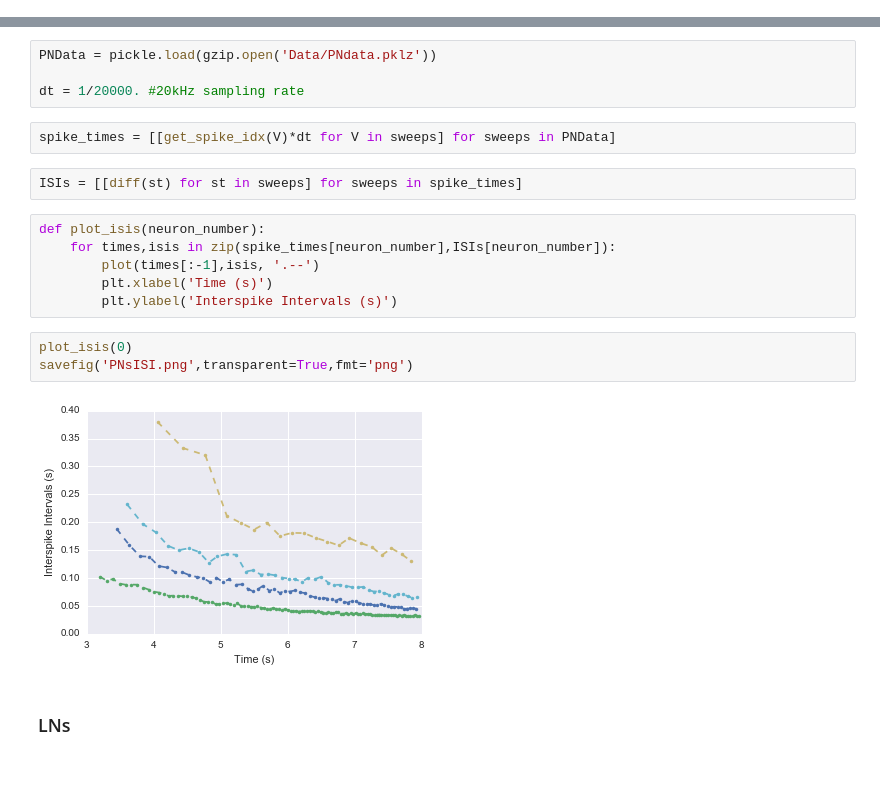
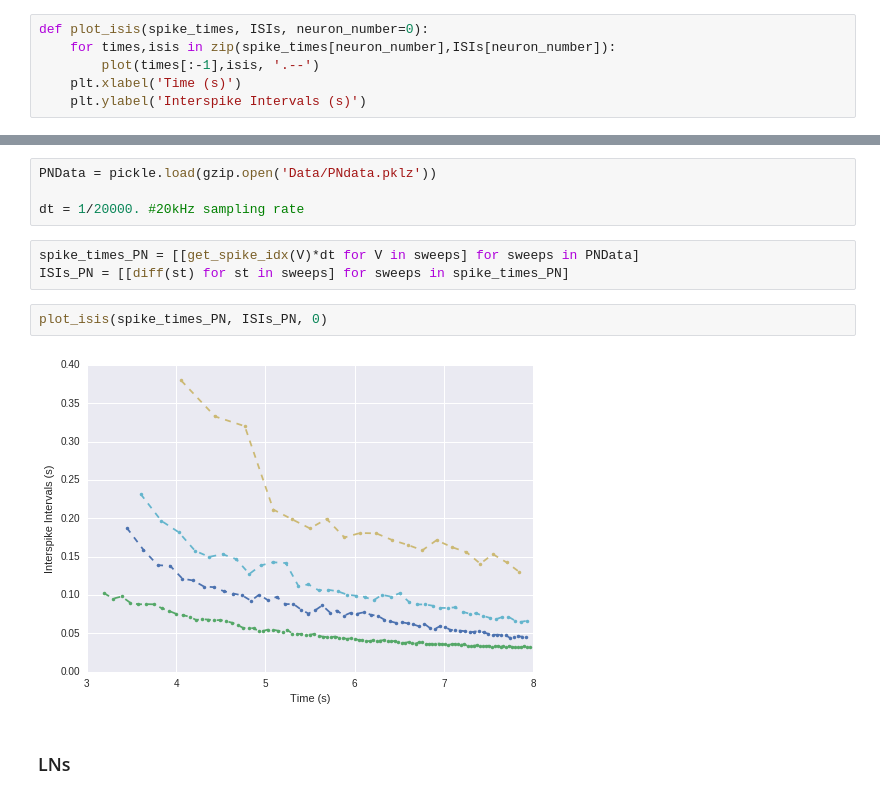
Before and after one commit to RinaldoB/InjectionVsFiring, a Jupyter notebook: inter_spike_intervals.ipynb, the cells around one changed output, grey strips where cells are left out. Saved outputs shown, nothing was run; the diff lists cells and outputs as text; blank space fills up the shorter version.

```diff
--- a/inter_spike_intervals.ipynb
+++ b/inter_spike_intervals.ipynb
@@ -16,3 +16,9 @@ def local_maxima(d):
 
 def get_spike_idx(V, th=0):
     return np.nonzero(local_maxima(V) & (V>th))[0]
+# %%
+def plot_isis(spike_times, ISIs, neuron_number=0):
+    for times,isis in zip(spike_times[neuron_number],ISIs[neuron_number]):
+        plot(times[:-1],isis, '.--')
+    plt.xlabel('Time (s)')
+    plt.ylabel('Interspike Intervals (s)')
@@ -23,20 +36,12 @@ PNData = pickle.load(gzip.open('Data/PNdata.pklz'))
 
 dt = 1/20000. #20kHz sampling rate
 # %%
-spike_times = [[get_spike_idx(V)*dt for V in sweeps] for sweeps in PNData]
+spike_times_PN = [[get_spike_idx(V)*dt for V in sweeps] for sweeps in PNData]
+ISIs_PN = [[diff(st) for st in sweeps] for sweeps in spike_times_PN]
-# %%
-ISIs = [[diff(st) for st in sweeps] for sweeps in spike_times]
-# %%
-def plot_isis(neuron_number):
-    for times,isis in zip(spike_times[neuron_number],ISIs[neuron_number]):
-        plot(times[:-1],isis, '.--')
-        plt.xlabel('Time (s)')
-        plt.ylabel('Interspike Intervals (s)')
-# %%
-plot_isis(0)
-savefig('PNsISI.png',transparent=True,fmt='png')
-# %% [output]
-[figure, removed]
+# %%
+plot_isis(spike_times_PN, ISIs_PN, 0)
+# %% [output]
+[figure, added]
 # %% [markdown]
 ### LNs
 # %%
```
Also changed, not shown: parts of 5 cells of this notebook.
